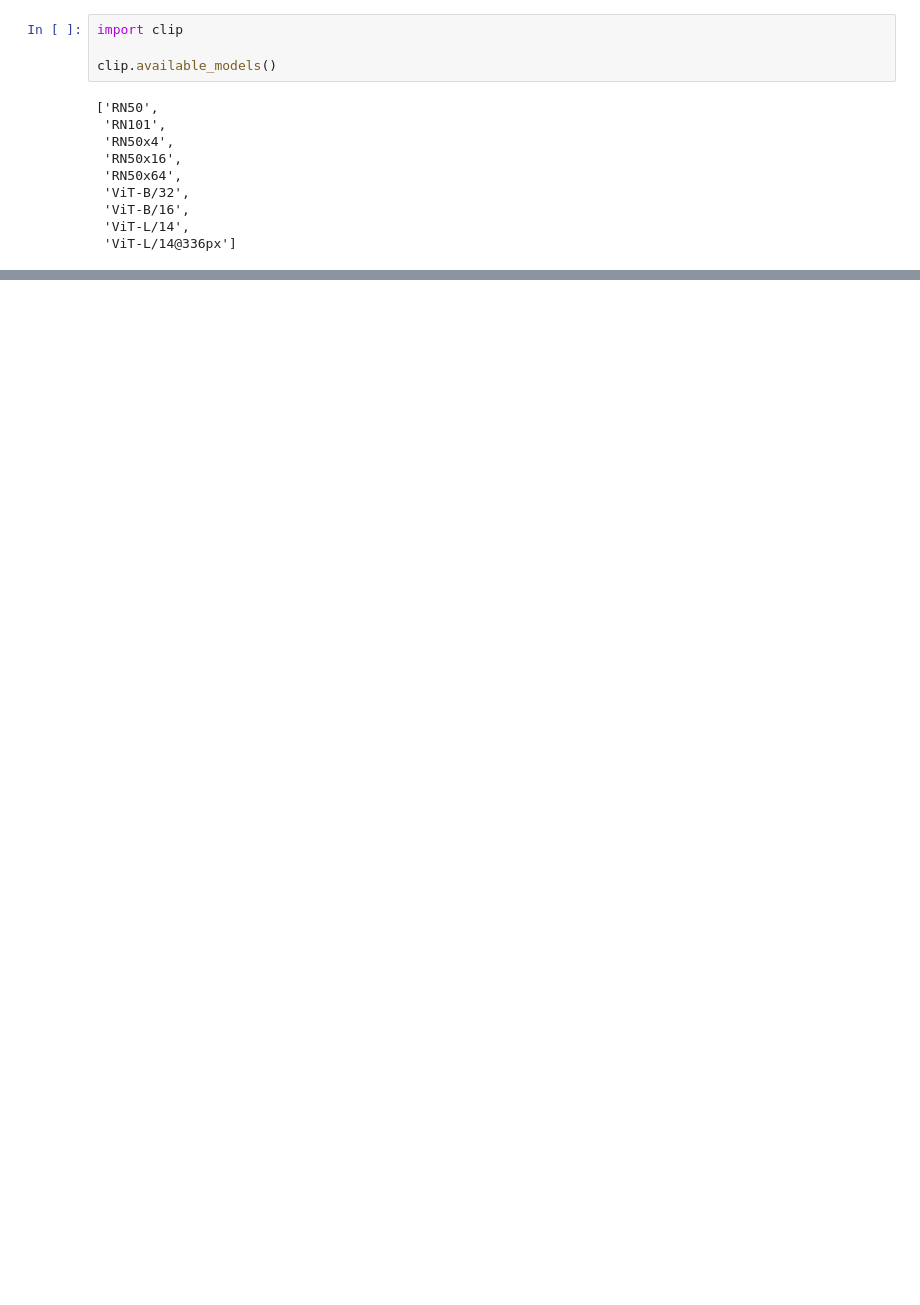
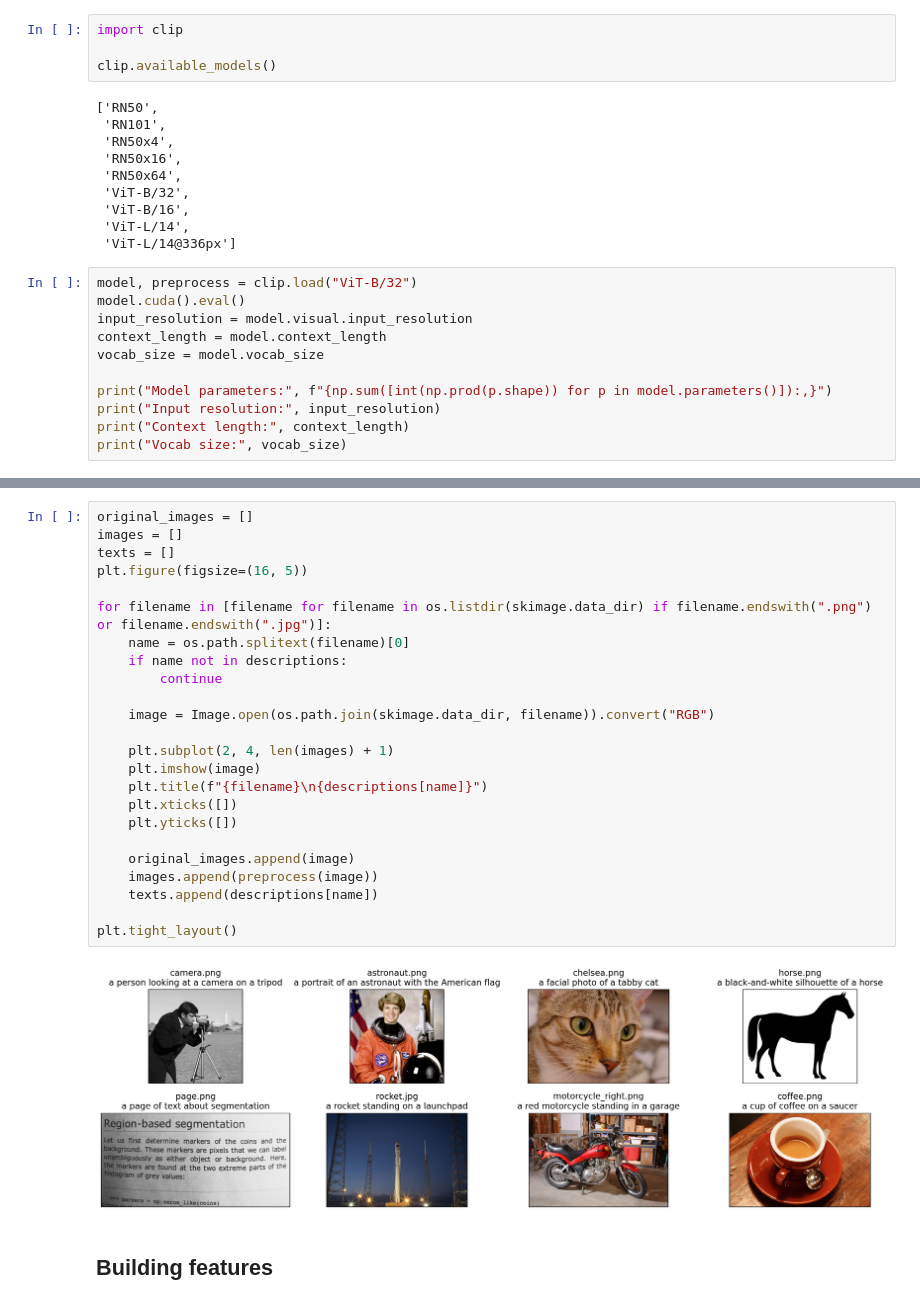
Before and after one commit to hyewwn/COSE474, a Jupyter notebook: CLIP_test.ipynb, the cells around one changed output, grey strips where cells are left out. Saved outputs shown, nothing was run; the diff lists cells and outputs as text; blank space fills up the shorter version.

```diff
--- a/CLIP_test.ipynb
+++ b/CLIP_test.ipynb
@@ -47,3 +35,14 @@ clip.available_models()
  'ViT-B/16',
  'ViT-L/14',
  'ViT-L/14@336px']
+# %%
+model, preprocess = clip.load("ViT-B/32")
+model.cuda().eval()
+input_resolution = model.visual.input_resolution
+context_length = model.context_length
+vocab_size = model.vocab_size
+
+print("Model parameters:", f"{np.sum([int(np.prod(p.shape)) for p in model.parameters()]):,}")
+print("Input resolution:", input_resolution)
+print("Context length:", context_length)
+print("Vocab size:", vocab_size)
@@ -49,0 +116,28 @@ clip.available_models()
+# %%
+original_images = []
+images = []
+texts = []
+plt.figure(figsize=(16, 5))
+
+for filename in [filename for filename in os.listdir(skimage.data_dir) if filename.endswith(".png") or filename.endswith(".jpg")]:
+    name = os.path.splitext(filename)[0]
+    if name not in descriptions:
+        continue
+
+    image = Image.open(os.path.join(skimage.data_dir, filename)).convert("RGB")
+
+    plt.subplot(2, 4, len(images) + 1)
+    plt.imshow(image)
+    plt.title(f"{filename}\n{descriptions[name]}")
+    plt.xticks([])
+    plt.yticks([])
+
+    original_images.append(image)
+    images.append(preprocess(image))
+    texts.append(descriptions[name])
+
+plt.tight_layout()
+# %% [output]
+[figure, added]
+# %% [markdown]
+## Building features
```
Also changed, not shown: parts of 22 cells of this notebook.
